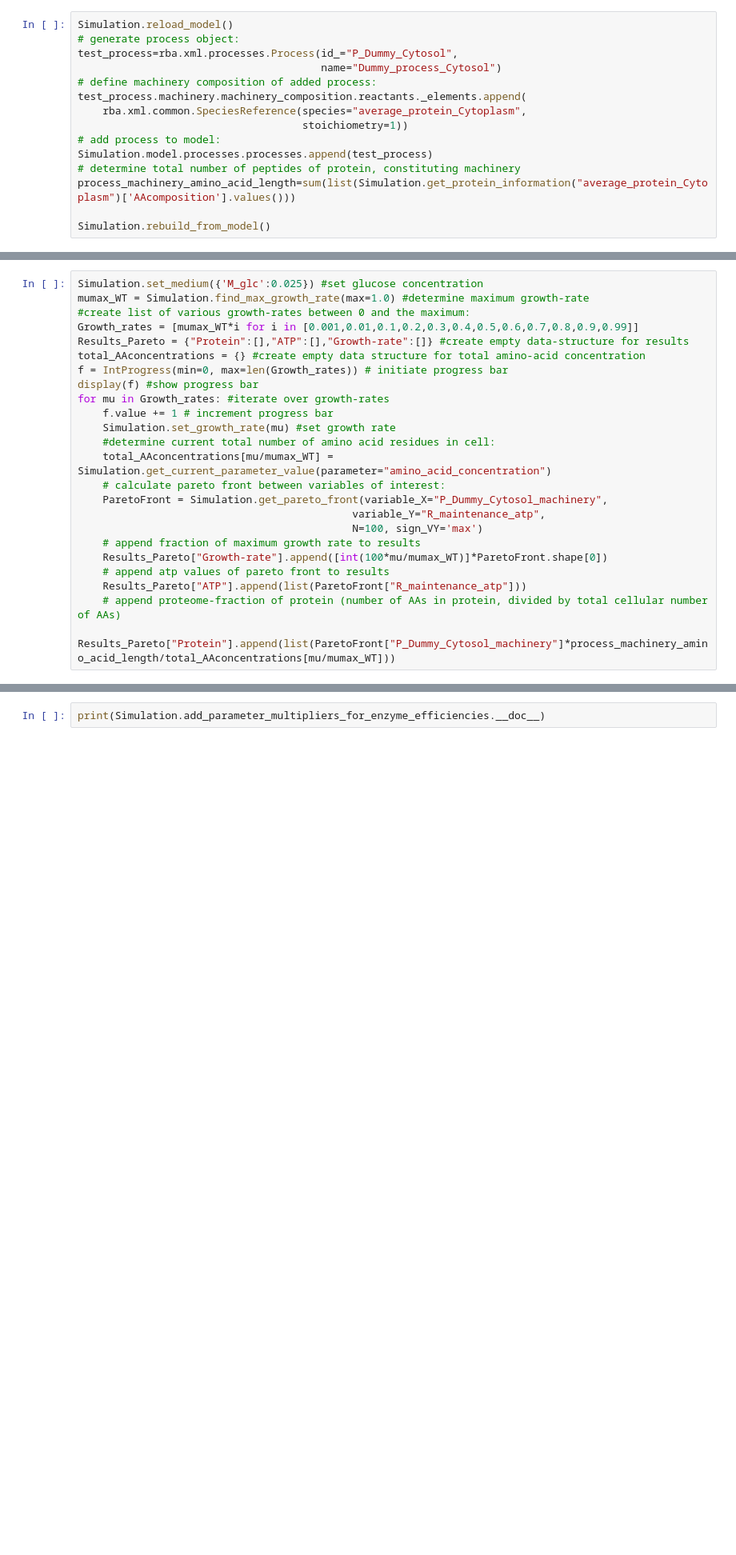
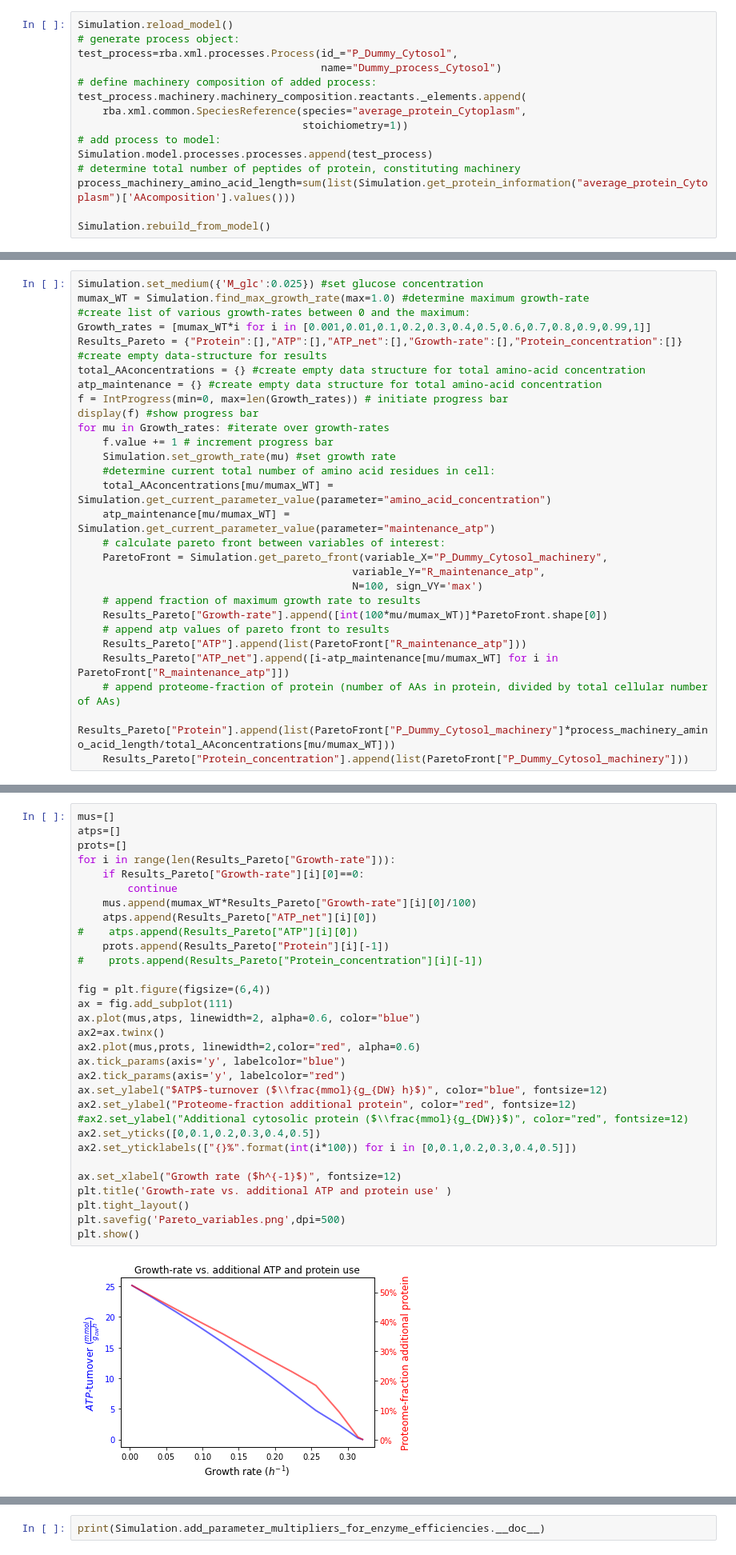
Before and after one commit to SysBioInra/rbatools, a Jupyter notebook: tutorials/jupyter_notebooks/Example_workflows_rba_tools.ipynb, the cells around one changed output, grey strips where cells are left out. Shown: that part at 80% size. Saved outputs shown, nothing was run; the diff lists cells and outputs as text; blank space fills up the shorter version.

```diff
--- a/tutorials/jupyter_notebooks/Example_workflows_rba_tools.ipynb
+++ b/tutorials/jupyter_notebooks/Example_workflows_rba_tools.ipynb
@@ -455,9 +624,10 @@ print(Simulation.get_pareto_front.__doc__)
 Simulation.set_medium({'M_glc':0.025}) #set glucose concentration
 mumax_WT = Simulation.find_max_growth_rate(max=1.0) #determine maximum growth-rate
 #create list of various growth-rates between 0 and the maximum:
-Growth_rates = [mumax_WT*i for i in [0.001,0.01,0.1,0.2,0.3,0.4,0.5,0.6,0.7,0.8,0.9,0.99]]
-Results_Pareto = {"Protein":[],"ATP":[],"Growth-rate":[]} #create empty data-structure for results
+Growth_rates = [mumax_WT*i for i in [0.001,0.01,0.1,0.2,0.3,0.4,0.5,0.6,0.7,0.8,0.9,0.99,1]]
+Results_Pareto = {"Protein":[],"ATP":[],"ATP_net":[],"Growth-rate":[],"Protein_concentration":[]} #create empty data-structure for results
 total_AAconcentrations = {} #create empty data structure for total amino-acid concentration
+atp_maintenance = {} #create empty data structure for total amino-acid concentration
 f = IntProgress(min=0, max=len(Growth_rates)) # initiate progress bar
 display(f) #show progress bar
 for mu in Growth_rates: #iterate over growth-rates
@@ -465,6 +635,7 @@ for mu in Growth_rates: #iterate over growth-rates
     Simulation.set_growth_rate(mu) #set growth rate
     #determine current total number of amino acid residues in cell:
     total_AAconcentrations[mu/mumax_WT] = Simulation.get_current_parameter_value(parameter="amino_acid_concentration")
+    atp_maintenance[mu/mumax_WT] = Simulation.get_current_parameter_value(parameter="maintenance_atp")
     # calculate pareto front between variables of interest:
     ParetoFront = Simulation.get_pareto_front(variable_X="P_Dummy_Cytosol_machinery",
                                             variable_Y="R_maintenance_atp",
@@ -473,5 +644,7 @@ for mu in Growth_rates: #iterate over growth-rates
     Results_Pareto["Growth-rate"].append([int(100*mu/mumax_WT)]*ParetoFront.shape[0])
     # append atp values of pareto front to results
     Results_Pareto["ATP"].append(list(ParetoFront["R_maintenance_atp"]))
+    Results_Pareto["ATP_net"].append([i-atp_maintenance[mu/mumax_WT] for i in ParetoFront["R_maintenance_atp"]])
     # append proteome-fraction of protein (number of AAs in protein, divided by total cellular number of AAs)
     Results_Pareto["Protein"].append(list(ParetoFront["P_Dummy_Cytosol_machinery"]*process_machinery_amino_acid_length/total_AAconcentrations[mu/mumax_WT]))
+    Results_Pareto["Protein_concentration"].append(list(ParetoFront["P_Dummy_Cytosol_machinery"]))
@@ -478,3 +653,36 @@ for mu in Growth_rates: #iterate over growth-rates
+# %%
+mus=[]
+atps=[]
+prots=[]
+for i in range(len(Results_Pareto["Growth-rate"])):
+    if Results_Pareto["Growth-rate"][i][0]==0:
+        continue
+    mus.append(mumax_WT*Results_Pareto["Growth-rate"][i][0]/100)
+    atps.append(Results_Pareto["ATP_net"][i][0])
+#    atps.append(Results_Pareto["ATP"][i][0])
+    prots.append(Results_Pareto["Protein"][i][-1])
+#    prots.append(Results_Pareto["Protein_concentration"][i][-1])
+
+fig = plt.figure(figsize=(6,4))
+ax = fig.add_subplot(111)
+ax.plot(mus,atps, linewidth=2, alpha=0.6, color="blue")
+ax2=ax.twinx()
+ax2.plot(mus,prots, linewidth=2,color="red", alpha=0.6)
+ax.tick_params(axis='y', labelcolor="blue")
+ax2.tick_params(axis='y', labelcolor="red")
+ax.set_ylabel("$ATP$-turnover ($\\frac{mmol}{g_{DW} h}$)", color="blue", fontsize=12)
+ax2.set_ylabel("Proteome-fraction additional protein", color="red", fontsize=12)
+#ax2.set_ylabel("Additional cytosolic protein ($\\frac{mmol}{g_{DW}}$)", color="red", fontsize=12)
+ax2.set_yticks([0,0.1,0.2,0.3,0.4,0.5])
+ax2.set_yticklabels(["{}%".format(int(i*100)) for i in [0,0.1,0.2,0.3,0.4,0.5]])
+
+ax.set_xlabel("Growth rate ($h^{-1}$)", fontsize=12)
+plt.title('Growth-rate vs. additional ATP and protein use' )
+plt.tight_layout()
+plt.savefig('Pareto_variables.png',dpi=500)
+plt.show()
+# %% [output]
+[figure, added]
 # %%
 # plot results
 
```
Also changed, not shown: parts of 20 cells of this notebook, 3 other files.
